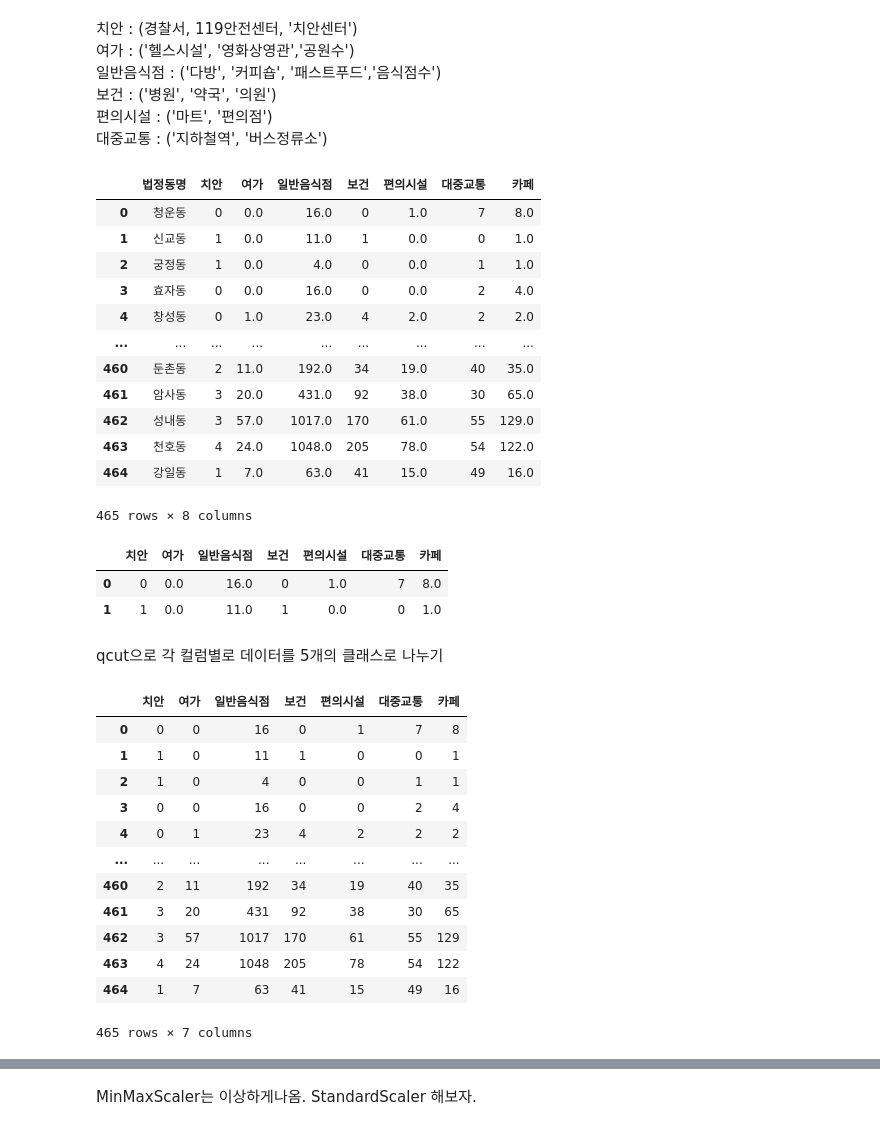
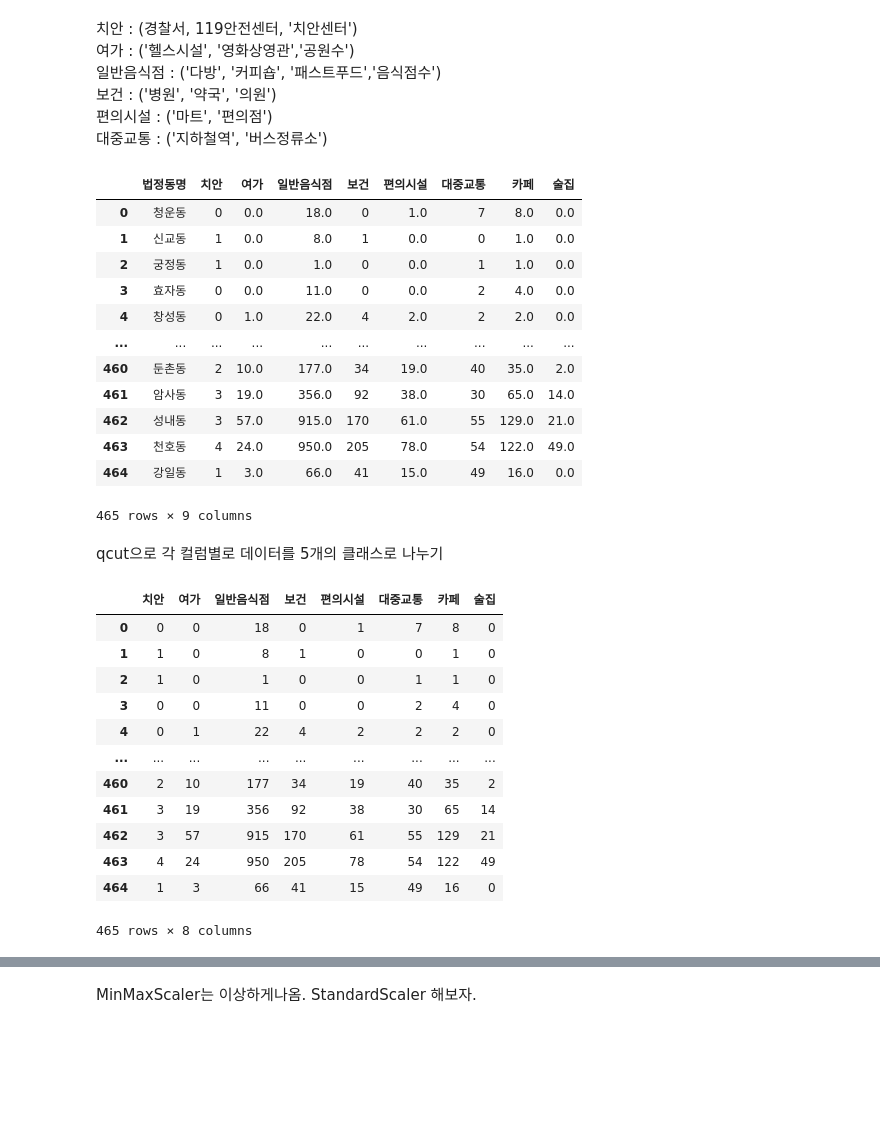
Before and after one commit to naedonnaelife/naedonnaesan, a Jupyter notebook: Clustering/군집만들기.ipynb, the cells around one changed output, grey strips where cells are left out. Cells and saved outputs as stored; diff of their text form; code cells hidden in the pictures; blank space fills up the shorter version.

```diff
--- a/Clustering/군집만들기.ipynb
+++ b/Clustering/군집만들기.ipynb
@@ -58,38 +43,34 @@ df
 대중교통 : ('지하철역', '버스정류소')
 # %%
 df['치안'] = df['경찰서'] + df['119안전센터'] + df['치안센터']
-df['여가'] = df['헬스시설'] + df['영화상영관'] + df['공원수']
+df['여가'] = df['헬스시설2'] +  df['영화상영관']
 df['카페'] = df['다방'] + df['커피숍']
-df['일반음식점'] = df['패스트푸드'] + df['음식점수']
+df['일반음식점'] = df['음식점_y'] + df['패스트푸드']
 df['보건'] = df['병원'] + df['약국'] + df['의원']
-df['편의시설'] = df['마트'] + df['편의점']
+df['편의시설'] = df['마트_y'] + df['편의점']
 df['대중교통'] = df['지하철역'] + df['버스정류소']
+df['술집'] = df['술집'] + df['유흥주점']
 # %%
-df = df[['법정동명','치안','여가','일반음식점','보건','편의시설','대중교통', '카페']]
+df = df[['법정동명','치안','여가', '일반음식점','보건','편의시설','대중교통', '카페', '술집']]
+# df = df[['법정동명','일반음식점','보건','편의시설','대중교통', '카페', '술집']]
 # df = df[['법정동명','치안','여가','일반음식점','보건','편의시설','지하철역', '버스정류소', '카페']]
 df
 # %% [output]
-|  | 법정동명 | 치안 | 여가 | 일반음식점 | 보건 | 편의시설 | 대중교통 | 카페 |
-| 0 | 청운동 | 0 | 0.0 | 16.0 | 0 | 1.0 | 7 | 8.0 |
-| 1 | 신교동 | 1 | 0.0 | 11.0 | 1 | 0.0 | 0 | 1.0 |
-| 2 | 궁정동 | 1 | 0.0 | 4.0 | 0 | 0.0 | 1 | 1.0 |
-| 3 | 효자동 | 0 | 0.0 | 16.0 | 0 | 0.0 | 2 | 4.0 |
-| 4 | 창성동 | 0 | 1.0 | 23.0 | 4 | 2.0 | 2 | 2.0 |
-| ... | ... | ... | ... | ... | ... | ... | ... | ... |
-| 460 | 둔촌동 | 2 | 11.0 | 192.0 | 34 | 19.0 | 40 | 35.0 |
-| 461 | 암사동 | 3 | 20.0 | 431.0 | 92 | 38.0 | 30 | 65.0 |
-| 462 | 성내동 | 3 | 57.0 | 1017.0 | 170 | 61.0 | 55 | 129.0 |
-| 463 | 천호동 | 4 | 24.0 | 1048.0 | 205 | 78.0 | 54 | 122.0 |
-| 464 | 강일동 | 1 | 7.0 | 63.0 | 41 | 15.0 | 49 | 16.0 |
+|  | 법정동명 | 치안 | 여가 | 일반음식점 | 보건 | 편의시설 | 대중교통 | 카페 | 술집 |
+| 0 | 청운동 | 0 | 0.0 | 18.0 | 0 | 1.0 | 7 | 8.0 | 0.0 |
+| 1 | 신교동 | 1 | 0.0 | 8.0 | 1 | 0.0 | 0 | 1.0 | 0.0 |
+| 2 | 궁정동 | 1 | 0.0 | 1.0 | 0 | 0.0 | 1 | 1.0 | 0.0 |
+| 3 | 효자동 | 0 | 0.0 | 11.0 | 0 | 0.0 | 2 | 4.0 | 0.0 |
+| 4 | 창성동 | 0 | 1.0 | 22.0 | 4 | 2.0 | 2 | 2.0 | 0.0 |
+| ... | ... | ... | ... | ... | ... | ... | ... | ... | ... |
+| 460 | 둔촌동 | 2 | 10.0 | 177.0 | 34 | 19.0 | 40 | 35.0 | 2.0 |
+| 461 | 암사동 | 3 | 19.0 | 356.0 | 92 | 38.0 | 30 | 65.0 | 14.0 |
+| 462 | 성내동 | 3 | 57.0 | 915.0 | 170 | 61.0 | 55 | 129.0 | 21.0 |
+| 463 | 천호동 | 4 | 24.0 | 950.0 | 205 | 78.0 | 54 | 122.0 | 49.0 |
+| 464 | 강일동 | 1 | 3.0 | 66.0 | 41 | 15.0 | 49 | 16.0 | 0.0 |
-465 rows × 8 columns
+465 rows × 9 columns
 # %%
 df1 = df.drop(axis=1, columns=['법정동명'])
-# %%
-df1.head(2)
-# %% [output]
-|  | 치안 | 여가 | 일반음식점 | 보건 | 편의시설 | 대중교통 | 카페 |
-| 0 | 0 | 0.0 | 16.0 | 0 | 1.0 | 7 | 8.0 |
-| 1 | 1 | 0.0 | 11.0 | 1 | 0.0 | 0 | 1.0 |
 # %% [markdown]
 qcut으로 각 컬럼별로 데이터를 5개의 클래스로 나누기
 # %%
@@ -100,16 +81,16 @@ df2 = df1
 # %%
 df2
 # %% [output]
-|  | 치안 | 여가 | 일반음식점 | 보건 | 편의시설 | 대중교통 | 카페 |
-| 0 | 0 | 0 | 16 | 0 | 1 | 7 | 8 |
-| 1 | 1 | 0 | 11 | 1 | 0 | 0 | 1 |
-| 2 | 1 | 0 | 4 | 0 | 0 | 1 | 1 |
-| 3 | 0 | 0 | 16 | 0 | 0 | 2 | 4 |
-| 4 | 0 | 1 | 23 | 4 | 2 | 2 | 2 |
-| ... | ... | ... | ... | ... | ... | ... | ... |
-| 460 | 2 | 11 | 192 | 34 | 19 | 40 | 35 |
-| 461 | 3 | 20 | 431 | 92 | 38 | 30 | 65 |
-| 462 | 3 | 57 | 1017 | 170 | 61 | 55 | 129 |
-| 463 | 4 | 24 | 1048 | 205 | 78 | 54 | 122 |
-| 464 | 1 | 7 | 63 | 41 | 15 | 49 | 16 |
+|  | 치안 | 여가 | 일반음식점 | 보건 | 편의시설 | 대중교통 | 카페 | 술집 |
+| 0 | 0 | 0 | 18 | 0 | 1 | 7 | 8 | 0 |
+| 1 | 1 | 0 | 8 | 1 | 0 | 0 | 1 | 0 |
+| 2 | 1 | 0 | 1 | 0 | 0 | 1 | 1 | 0 |
+| 3 | 0 | 0 | 11 | 0 | 0 | 2 | 4 | 0 |
+| 4 | 0 | 1 | 22 | 4 | 2 | 2 | 2 | 0 |
+| ... | ... | ... | ... | ... | ... | ... | ... | ... |
+| 460 | 2 | 10 | 177 | 34 | 19 | 40 | 35 | 2 |
+| 461 | 3 | 19 | 356 | 92 | 38 | 30 | 65 | 14 |
+| 462 | 3 | 57 | 915 | 170 | 61 | 55 | 129 | 21 |
+| 463 | 4 | 24 | 950 | 205 | 78 | 54 | 122 | 49 |
+| 464 | 1 | 3 | 66 | 41 | 15 | 49 | 16 | 0 |
-465 rows × 7 columns
+465 rows × 8 columns
```
Also changed, not shown: parts of 17 cells of this notebook.
